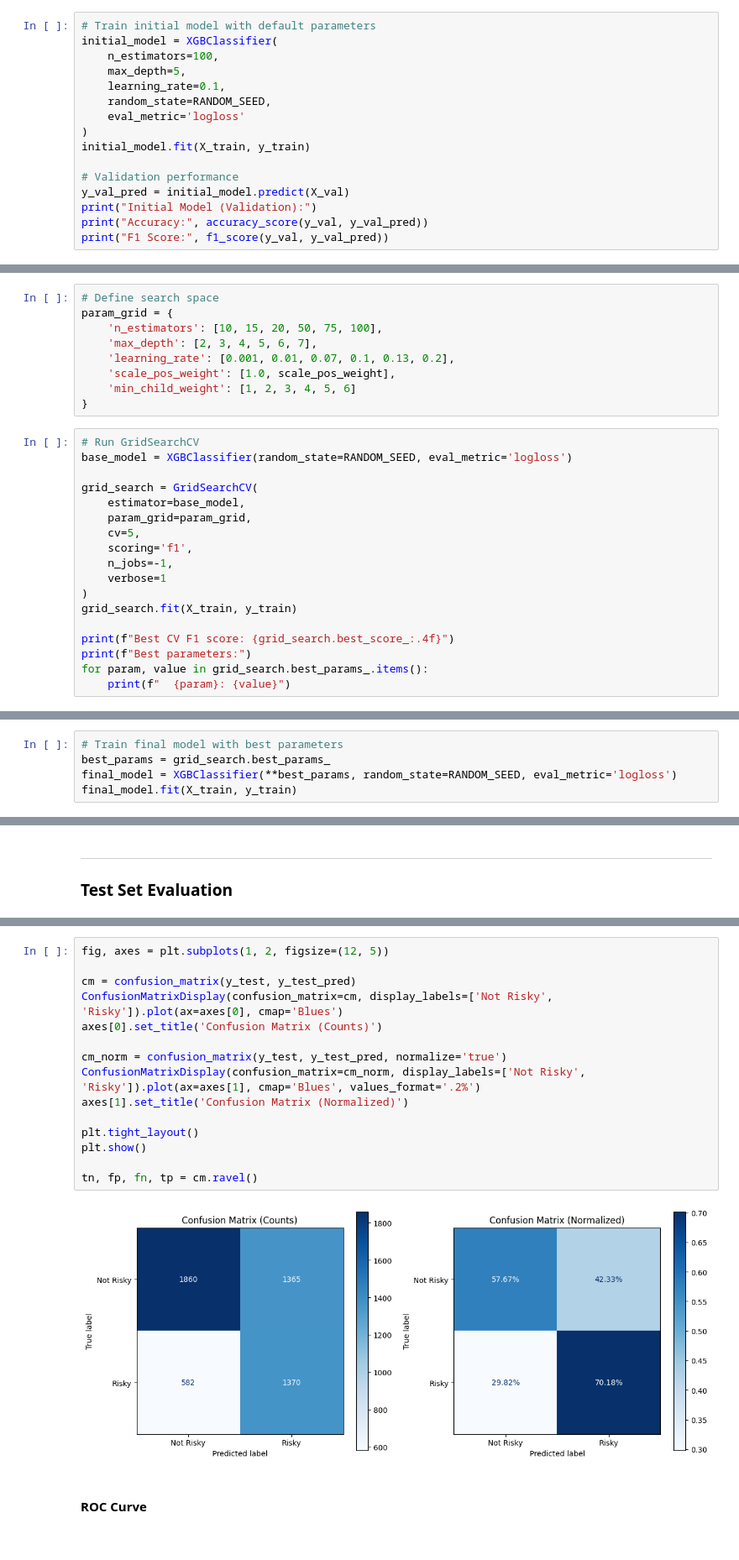
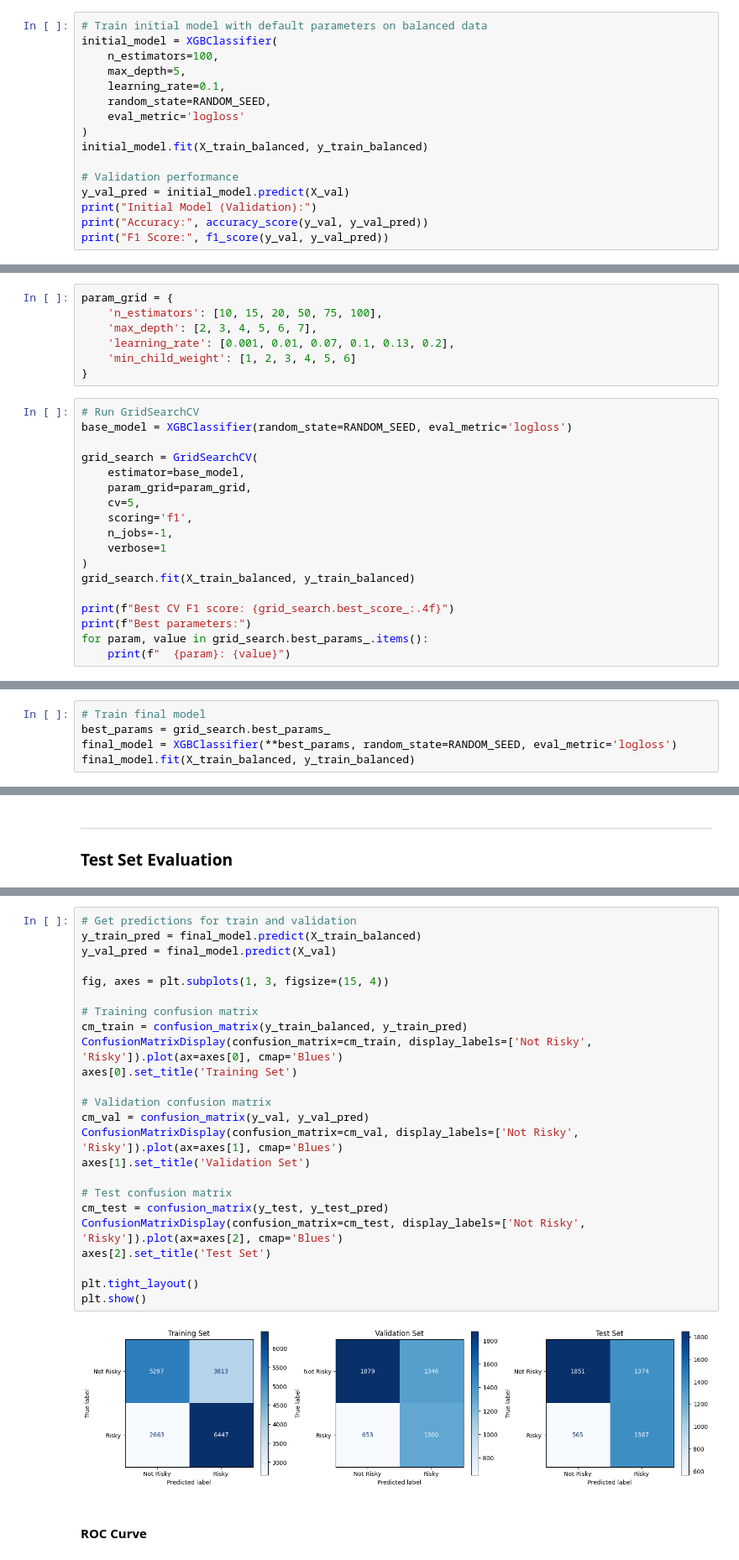
Before and after one commit to cassidy-bruner/mids-207-final-project-team-4, a Jupyter notebook: python_notebooks/andres_model.ipynb, the cells around one changed output, grey strips where cells are left out. Shown: that part at 84% size. Saved outputs shown, nothing was run; the diff lists cells and outputs as text.

Commit message:
adding downsampling and confusion matrix for XGboost model

```diff
--- a/python_notebooks/andres_model.ipynb
+++ b/python_notebooks/andres_model.ipynb
@@ -79,7 +96,7 @@ Baseline accuracy: 0.6229
 ---
 ### Initial XGBoost Model
 # %%
-# Train initial model with default parameters
+# Train initial model with default parameters on balanced data
 initial_model = XGBClassifier(
     n_estimators=100,
     max_depth=5,
@@ -87,7 +104,7 @@ initial_model = XGBClassifier(
     random_state=RANDOM_SEED,
     eval_metric='logloss'
 )
-initial_model.fit(X_train, y_train)
+initial_model.fit(X_train_balanced, y_train_balanced)
 
 # Validation performance
 y_val_pred = initial_model.predict(X_val)
@@ -102,12 +119,10 @@ F1 Score: 0.4322621298046629
 ---
 ### Hyperparameter Tuning
 # %%
-# Define search space
 param_grid = {
     'n_estimators': [10, 15, 20, 50, 75, 100],
     'max_depth': [2, 3, 4, 5, 6, 7],
     'learning_rate': [0.001, 0.01, 0.07, 0.1, 0.13, 0.2],
-    'scale_pos_weight': [1.0, scale_pos_weight],
     'min_child_weight': [1, 2, 3, 4, 5, 6]
 }
 # %%
@@ -122,7 +137,7 @@ grid_search = GridSearchCV(
     n_jobs=-1,
     verbose=1
 )
-grid_search.fit(X_train, y_train)
+grid_search.fit(X_train_balanced, y_train_balanced)
 
 print(f"Best CV F1 score: {grid_search.best_score_:.4f}")
 print(f"Best parameters:")
@@ -141,10 +155,10 @@ Best parameters:
 ---
 ### Final Model
 # %%
-# Train final model with best parameters
+# Train final model
 best_params = grid_search.best_params_
 final_model = XGBClassifier(**best_params, random_state=RANDOM_SEED, eval_metric='logloss')
-final_model.fit(X_train, y_train)
+final_model.fit(X_train_balanced, y_train_balanced)
 # %% [output]
 XGBClassifier(base_score=None, booster=None, callbacks=None,
               colsample_bylevel=None, colsample_bynode=None,
@@ -264,20 +279,29 @@ weighted avg       0.66      0.62      0.63      5177
 # %%
-fig, axes = plt.subplots(1, 2, figsize=(12, 5))
+# Get predictions for train and validation
+y_train_pred = final_model.predict(X_train_balanced)
+y_val_pred = final_model.predict(X_val)
 
-cm = confusion_matrix(y_test, y_test_pred)
-ConfusionMatrixDisplay(confusion_matrix=cm, display_labels=['Not Risky', 'Risky']).plot(ax=axes[0], cmap='Blues')
-axes[0].set_title('Confusion Matrix (Counts)')
+fig, axes = plt.subplots(1, 3, figsize=(15, 4))
 
-cm_norm = confusion_matrix(y_test, y_test_pred, normalize='true')
-ConfusionMatrixDisplay(confusion_matrix=cm_norm, display_labels=['Not Risky', 'Risky']).plot(ax=axes[1], cmap='Blues', values_format='.2%')
-axes[1].set_title('Confusion Matrix (Normalized)')
+# Training confusion matrix
+cm_train = confusion_matrix(y_train_balanced, y_train_pred)
+ConfusionMatrixDisplay(confusion_matrix=cm_train, display_labels=['Not Risky', 'Risky']).plot(ax=axes[0], cmap='Blues')
+axes[0].set_title('Training Set')
+
+# Validation confusion matrix
+cm_val = confusion_matrix(y_val, y_val_pred)
+ConfusionMatrixDisplay(confusion_matrix=cm_val, display_labels=['Not Risky', 'Risky']).plot(ax=axes[1], cmap='Blues')
+axes[1].set_title('Validation Set')
+
+# Test confusion matrix
+cm_test = confusion_matrix(y_test, y_test_pred)
+ConfusionMatrixDisplay(confusion_matrix=cm_test, display_labels=['Not Risky', 'Risky']).plot(ax=axes[2], cmap='Blues')
+axes[2].set_title('Test Set')
 
 plt.tight_layout()
 plt.show()
-
-tn, fp, fn, tp = cm.ravel()
 # %% [output]
-[figure, old version]
+[figure, new version]
 # %% [markdown]
 #### ROC Curve
 # %%
```
Also changed, not shown: parts of 18 cells of this notebook.
